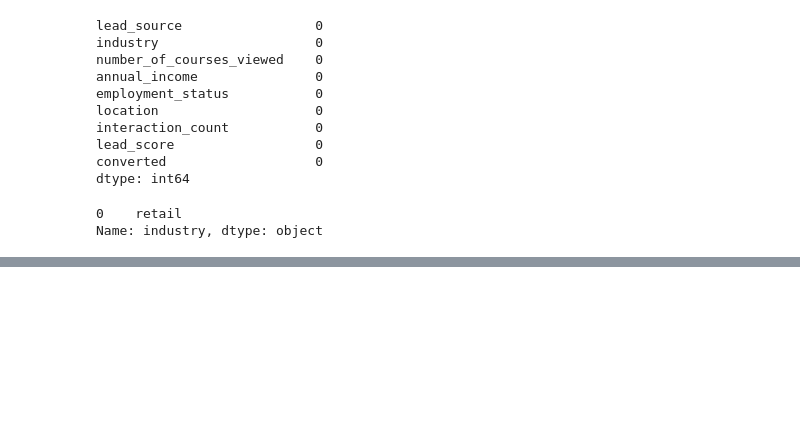
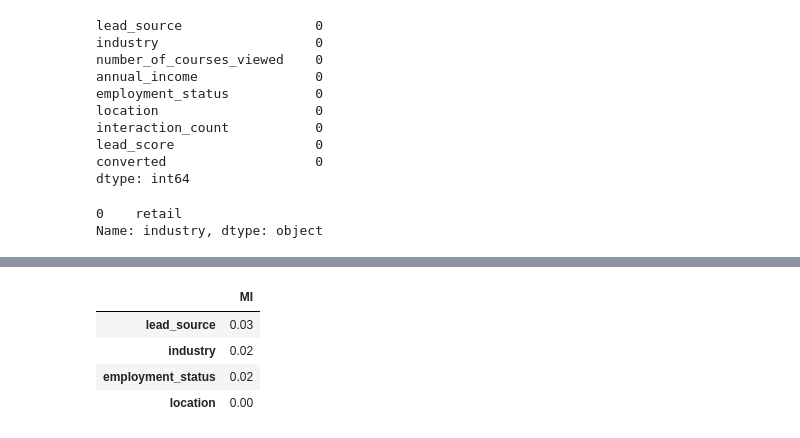
Before and after one commit to jjean95/ML_Zoomcamp_homework, a Jupyter notebook: 03-classification/homework3.ipynb, the cells around one changed output, grey strips where cells are left out. Saved outputs shown, nothing was run; the diff lists cells and outputs as text; code cells hidden in the pictures; blank space fills up the shorter version.

```diff
--- a/03-classification/homework3.ipynb
+++ b/03-classification/homework3.ipynb
@@ -73,0 +138,11 @@ Name: industry, dtype: object
+# %%
+def MI_score(X, y):
+ return mutual_info_score(X, y_train)
+
+X_train.select_dtypes('object').apply(lambda x: round(MI_score(x, y_train), 2)).sort_values(ascending=False).to_frame(name='MI')
+# %% [output]
+|  | MI |
+| lead_source | 0.03 |
+| industry | 0.02 |
+| employment_status | 0.02 |
+| location | 0.00 |
```
Also changed, not shown: parts of 16 cells of this notebook.
